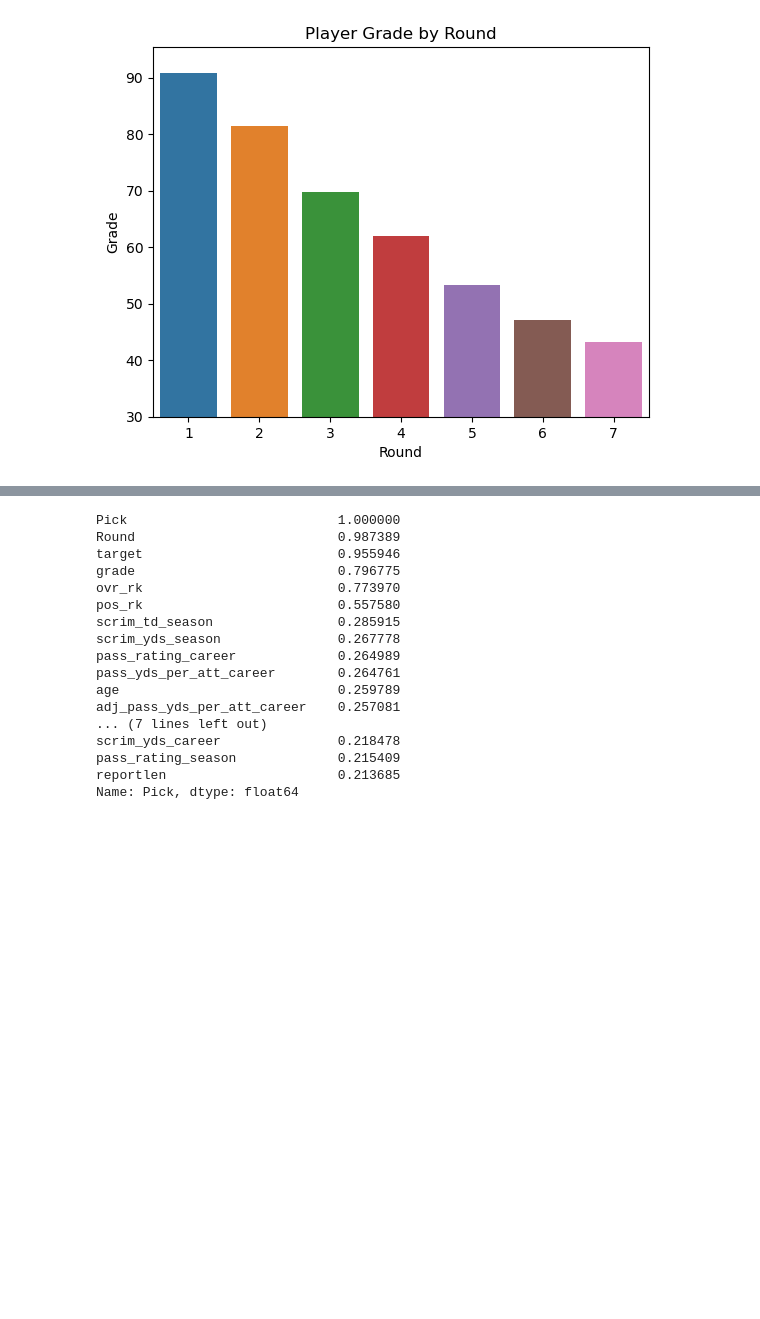
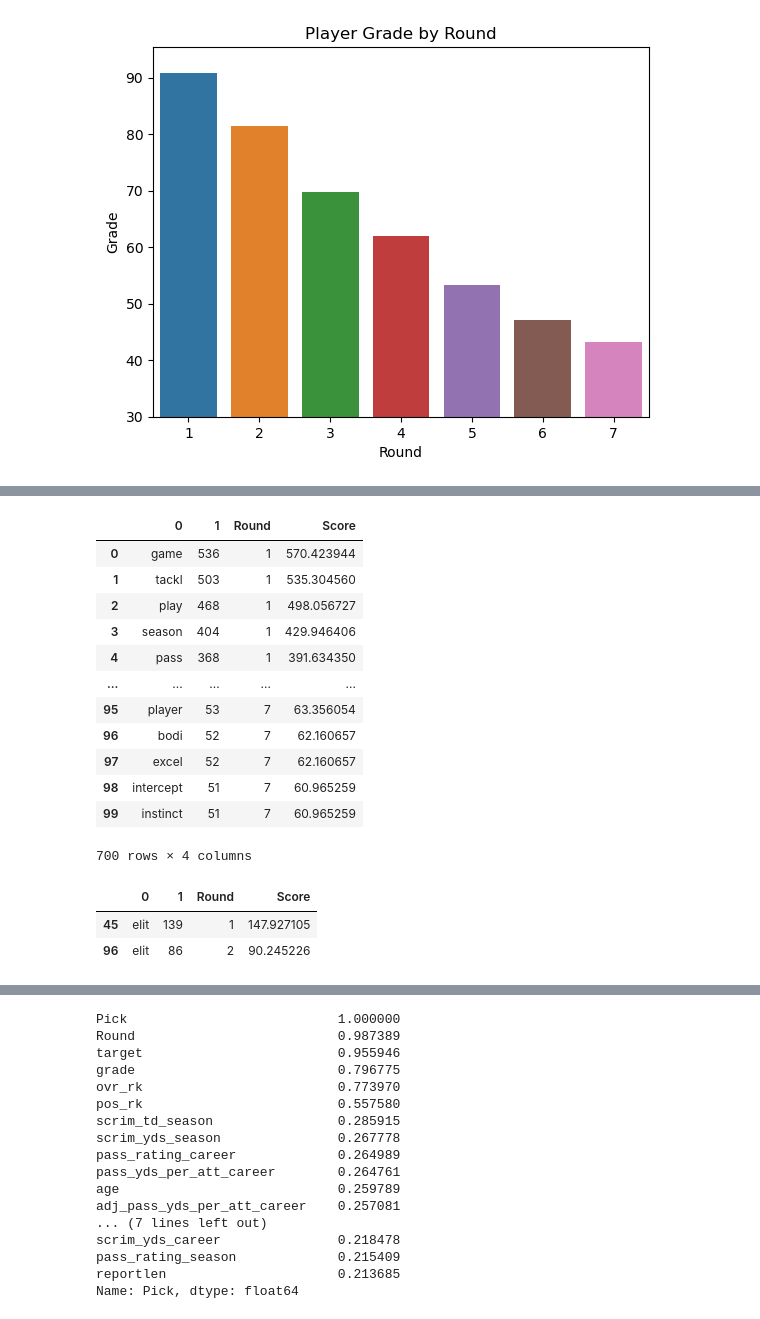
Before and after one commit to jpalgon/Draft_Scouting, a Jupyter notebook: Pre-Processing and EDA.ipynb, the cells around one changed output, grey strips where cells are left out. Cells and saved outputs as stored; diff of their text form; code cells hidden in the pictures; blank space fills up the shorter version.

```diff
--- a/Pre-Processing and EDA.ipynb
+++ b/Pre-Processing and EDA.ipynb
@@ -549,6 +549,18 @@ ax.set_ylim(bottom=30);
 # %% [output]
 [figure]
 # %%
-all_round1 = pd.DataFrame(FreqDist(df.processed_report[df.Round == 1].explode()).most_common(100))
+df_round1 = pd.DataFrame(FreqDist(df.processed_report[df.Round == 1].explode()).most_common(100))
+df_round2 = pd.DataFrame(FreqDist(df.processed_report[df.Round == 2].explode()).most_common(100))
+df_round3 = pd.DataFrame(FreqDist(df.processed_report[df.Round == 3].explode()).most_common(100))
+df_round4 = pd.DataFrame(FreqDist(df.processed_report[df.Round == 4].explode()).most_common(100))
+df_round5 = pd.DataFrame(FreqDist(df.processed_report[df.Round == 5].explode()).most_common(100))
+df_round6 = pd.DataFrame(FreqDist(df.processed_report[df.Round == 6].explode()).most_common(100))
+df_round7 = pd.DataFrame(FreqDist(df.processed_report[df.Round == 7].explode()).most_common(100))
 # %%
-all_round1
+df_round1['Round'] = 1
+df_round2['Round'] = 2
+df_round3['Round'] = 3
+df_round4['Round'] = 4
+df_round5['Round'] = 5
+df_round6['Round'] = 6
+df_round7['Round'] = 7
@@ -619,0 +567,8 @@ round2
+# %%
+df_round1['Score'] = (df_round1[1] / 0.134236) / 7
+df_round2['Score'] = (df_round2[1] / 0.136137) / 7
+df_round3['Score'] = (df_round3[1] / 0.151818) / 7
+df_round4['Score'] = (df_round4[1] / 0.155381) / 7
+df_round5['Score'] = (df_round5[1] / 0.147066) / 7
+df_round6['Score'] = (df_round6[1] / 0.155856) / 7
+df_round7['Score'] = (df_round7[1] / 0.119506) / 7
@@ -619,0 +586,24 @@ round2
+# %%
+df_all_rounds = df_round1.append(df_round2).append(df_round3).append(df_round4).append(df_round5).append(df_round6).append(df_round7)
+# %%
+df_all_rounds
+# %% [output]
+|  | 0 | 1 | Round | Score |
+| 0 | game | 536 | 1 | 570.423944 |
+| 1 | tackl | 503 | 1 | 535.304560 |
+| 2 | play | 468 | 1 | 498.056727 |
+| 3 | season | 404 | 1 | 429.946406 |
+| 4 | pass | 368 | 1 | 391.634350 |
+| ... | ... | ... | ... | ... |
+| 95 | player | 53 | 7 | 63.356054 |
+| 96 | bodi | 52 | 7 | 62.160657 |
+| 97 | excel | 52 | 7 | 62.160657 |
+| 98 | intercept | 51 | 7 | 60.965259 |
+| 99 | instinct | 51 | 7 | 60.965259 |
+700 rows × 4 columns
+# %%
+df_all_rounds[df_all_rounds[0] == 'elit']
+# %% [output]
+|  | 0 | 1 | Round | Score |
+| 45 | elit | 139 | 1 | 147.927105 |
+| 96 | elit | 86 | 2 | 90.245226 |
```
Also changed, not shown: parts of 13 cells of this notebook.
